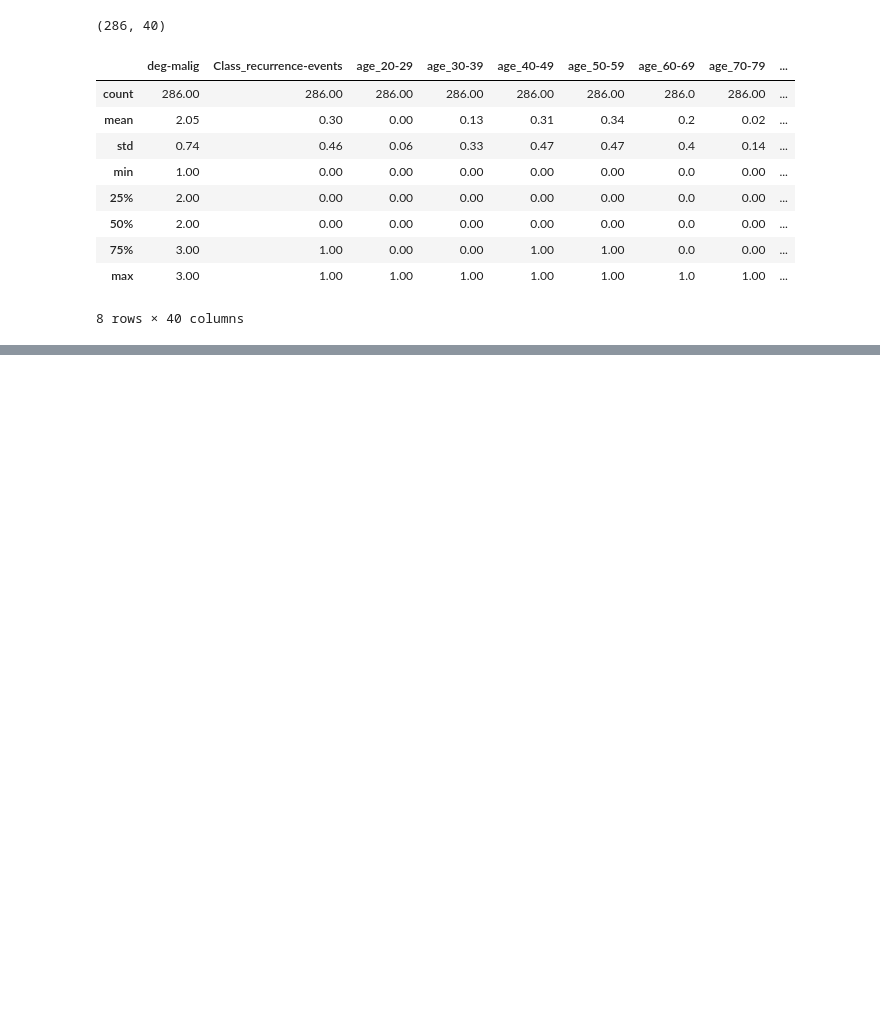
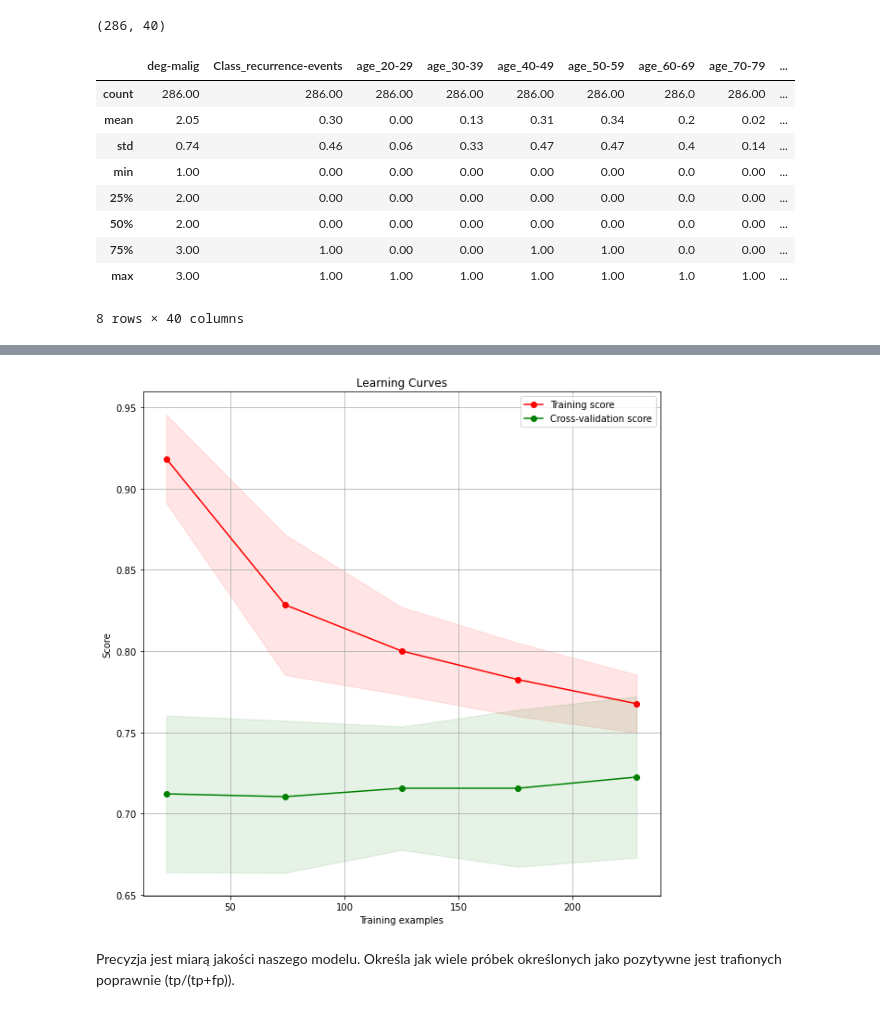
Before and after one commit to KalitaKonrad/inteligencja-obliczeniowa, a Jupyter notebook: projekt1/Widuch_Kalita.ipynb, the cells around one changed output, grey strips where cells are left out. Drawn from its saved outputs; the diff is of its cells as text; code cells hidden in the pictures; blank space fills up the shorter version.

```diff
--- a/projekt1/Widuch_Kalita.ipynb
+++ b/projekt1/Widuch_Kalita.ipynb
@@ -171,0 +161,31 @@ for i, [train_idx, valid_idx] in enumerate(kf.split(X)):
+# %%
+def plot_learning_curve(estimator, X, y, cv=10, n_jobs=None, train_sizes=np.linspace(.1, 1.0, 5)):
+
+    plt.figure(figsize=(10,10))
+
+    plt.title("Learning Curves")
+    plt.xlabel("Training examples")
+    plt.ylabel("Score")
+
+    train_sizes, train_scores, test_scores, fit_times, _ = \
+        learning_curve(estimator, X, y, cv=cv, n_jobs=n_jobs,
+                       train_sizes=train_sizes,
+                       return_times=True)
+    train_scores_mean = np.mean(train_scores, axis=1)
+    train_scores_std = np.std(train_scores, axis=1)
+    test_scores_mean = np.mean(test_scores, axis=1)
+    test_scores_std = np.std(test_scores, axis=1)
+
+    plt.grid()
+    plt.fill_between(train_sizes, train_scores_mean - train_scores_std, train_scores_mean + train_scores_std, alpha=0.1, color="r")
+    plt.fill_between(train_sizes, test_scores_mean - test_scores_std, test_scores_mean + test_scores_std, alpha=0.1, color="g")
+    plt.plot(train_sizes, train_scores_mean, 'o-', color="r", label="Training score")
+    plt.plot(train_sizes, test_scores_mean, 'o-', color="g", label="Cross-validation score")
+    plt.legend(loc="best")
+# %%
+cv = ShuffleSplit(n_splits=10, test_size=0.2, random_state=0)
+plot_learning_curve(lr, X, y, cv=cv)
+# %% [output]
+[figure, added]
+# %% [markdown]
+Precyzja jest miarą jakości naszego modelu. Określa jak wiele próbek określonych jako pozytywne jest trafionych poprawnie (tp/(tp+fp)).
```
Also changed, not shown: parts of 6 cells of this notebook.
